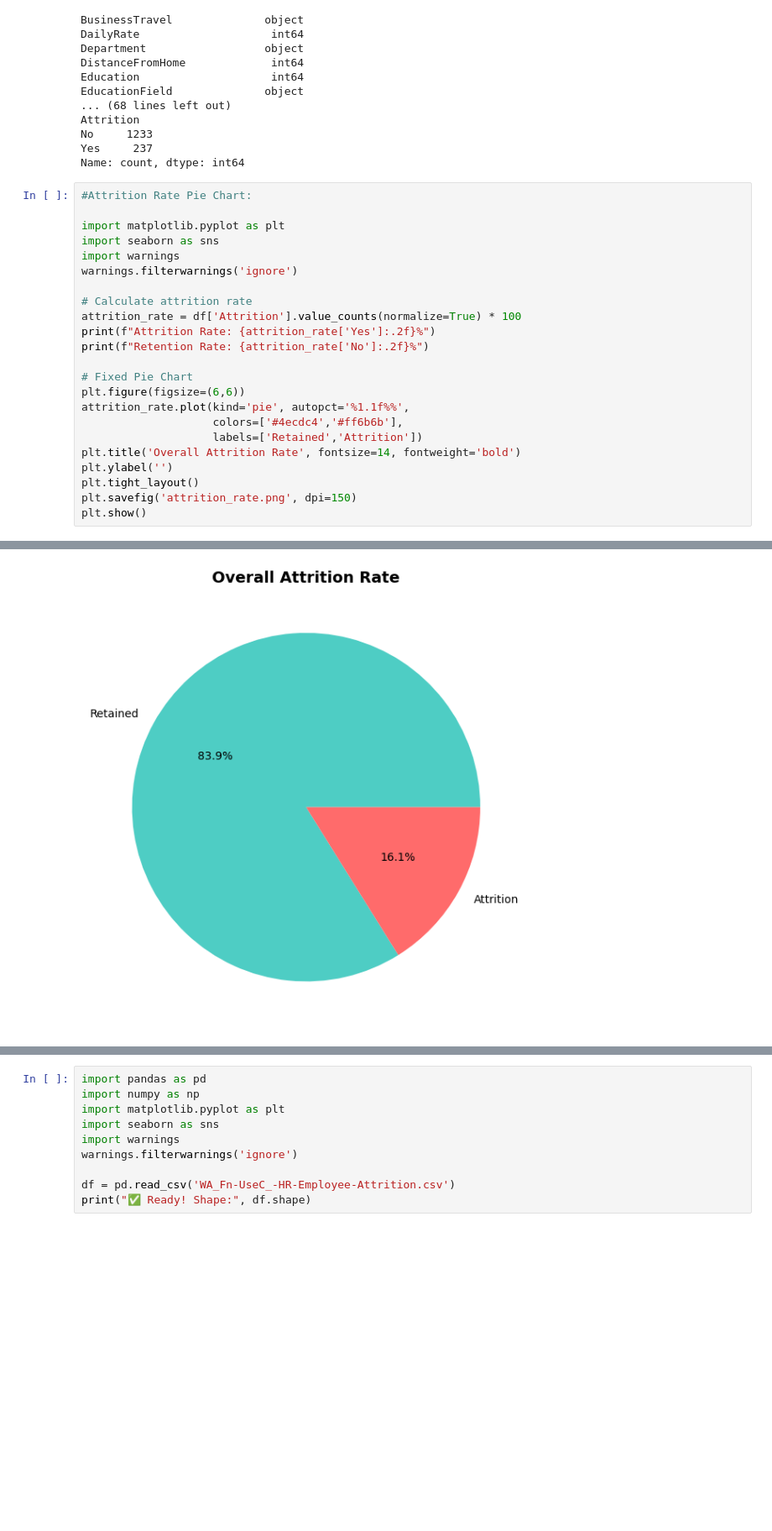
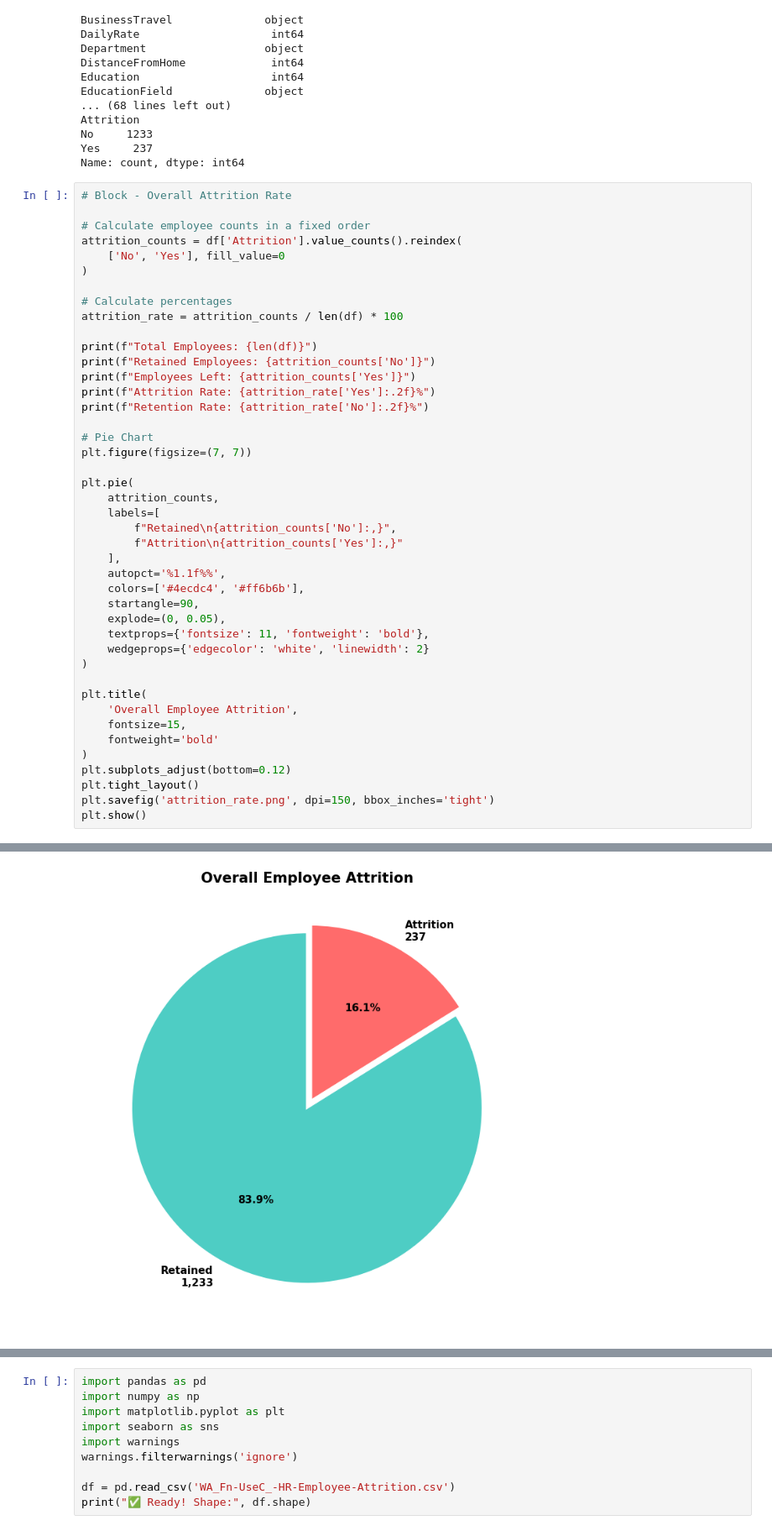
Before and after one commit to chandu2627/HR-Attrition-Analytics, a Jupyter notebook: HR_Attrition_EDA.ipynb, the cells around one changed output, grey strips where cells are left out. Shown at 84% size. Drawn from its saved outputs; the diff is of its cells as text; blank space fills up the shorter version.

```diff
--- a/HR_Attrition_EDA.ipynb
+++ b/HR_Attrition_EDA.ipynb
@@ -51,26 +51,46 @@ No     1233
 Yes     237
 Name: count, dtype: int64
 # %%
-#Attrition Rate Pie Chart:
+# Block - Overall Attrition Rate
 
-import matplotlib.pyplot as plt
-import seaborn as sns
-import warnings
-warnings.filterwarnings('ignore')
+# Calculate employee counts in a fixed order
+attrition_counts = df['Attrition'].value_counts().reindex(
+    ['No', 'Yes'], fill_value=0
+)
 
-# Calculate attrition rate
-attrition_rate = df['Attrition'].value_counts(normalize=True) * 100
+# Calculate percentages
+attrition_rate = attrition_counts / len(df) * 100
+
+print(f"Total Employees: {len(df)}")
+print(f"Retained Employees: {attrition_counts['No']}")
+print(f"Employees Left: {attrition_counts['Yes']}")
 print(f"Attrition Rate: {attrition_rate['Yes']:.2f}%")
 print(f"Retention Rate: {attrition_rate['No']:.2f}%")
 
-# Fixed Pie Chart
-plt.figure(figsize=(6,6))
-attrition_rate.plot(kind='pie', autopct='%1.1f%%',
-                    colors=['#4ecdc4','#ff6b6b'],
-                    labels=['Retained','Attrition'])
-plt.title('Overall Attrition Rate', fontsize=14, fontweight='bold')
-plt.ylabel('')
+# Pie Chart
+plt.figure(figsize=(7, 7))
+
+plt.pie(
+    attrition_counts,
+    labels=[
+        f"Retained\n{attrition_counts['No']:,}",
+        f"Attrition\n{attrition_counts['Yes']:,}"
+    ],
+    autopct='%1.1f%%',
+    colors=['#4ecdc4', '#ff6b6b'],
+    startangle=90,
+    explode=(0, 0.05),
+    textprops={'fontsize': 11, 'fontweight': 'bold'},
+    wedgeprops={'edgecolor': 'white', 'linewidth': 2}
+)
+
+plt.title(
+    'Overall Employee Attrition',
+    fontsize=15,
+    fontweight='bold'
+)
+plt.subplots_adjust(bottom=0.12)
 plt.tight_layout()
-plt.savefig('attrition_rate.png', dpi=150)
+plt.savefig('attrition_rate.png', dpi=150, bbox_inches='tight')
 plt.show()
 # %% [output]
@@ -77,5 +100,5 @@ plt.show()
 Attrition Rate: 16.12%
 Retention Rate: 83.88%
-[figure, old version]
+[figure, new version]
 # %%
 # Block 4 - Attrition by Department
```
Also changed, not shown: parts of 10 cells of this notebook.
